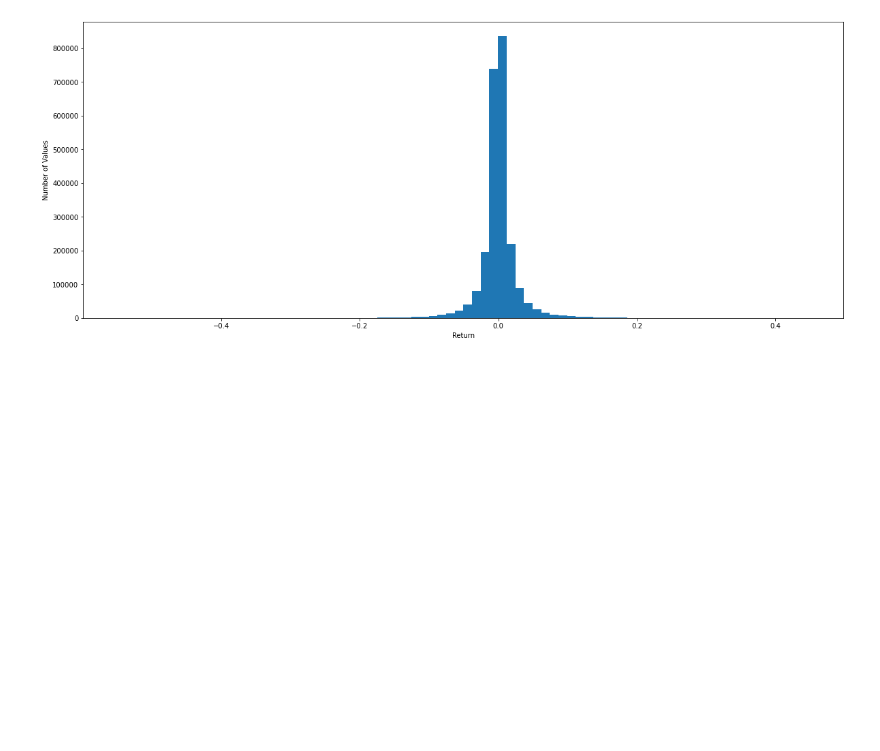
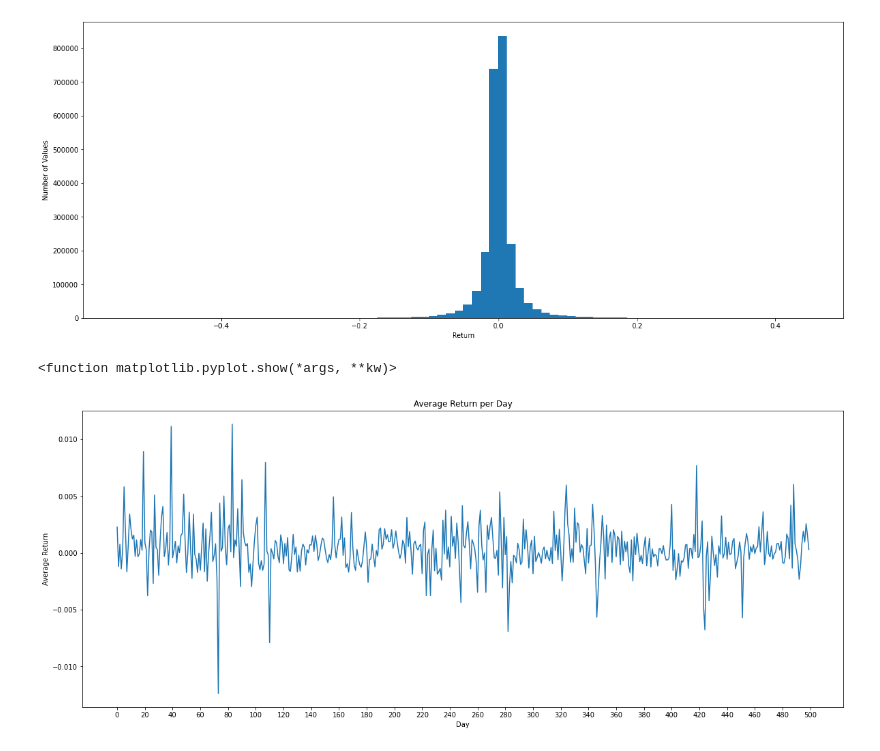
Before and after one commit to nfurey80/Kaggle_Jane_Street, a Jupyter notebook: Jane Street Data Exploration.ipynb, the cells around one changed output. Saved outputs shown, nothing was run; the diff lists cells and outputs as text; code cells hidden in the pictures; blank space fills up the shorter version.

Commit message:
#Added more visualizations

```diff
--- a/Jane Street Data Exploration.ipynb
+++ b/Jane Street Data Exploration.ipynb
@@ -94,3 +94,20 @@ plt.ylabel('Number of Values')
 plt.show()
 # %% [output]
 [figure]
+# %%
+return_by_day = train.groupby(['date']).resp.mean()
+#gives the average return for each day
+# %%
+plt.figure(figsize =(20, 8))
+plt.plot(return_by_day)
+plt.title('Average Return per Day')
+plt.xlabel('Day')
+plt.ylabel('Average Return')
+x_ticks = [x for x in range(0, 501, 20)]
+plt.xticks(x_ticks)
+plt.show
+#centered around 0 as expected. some very large fluctionations in the first 90 days, likely denoting high market volatility.
+#This leads me to beleive removing the first 90 days may improve model performance.
+# %% [output]
+<function matplotlib.pyplot.show(*args, **kw)>
+[figure, added]
```
Also changed, not shown: parts of 1 cell of this notebook.
